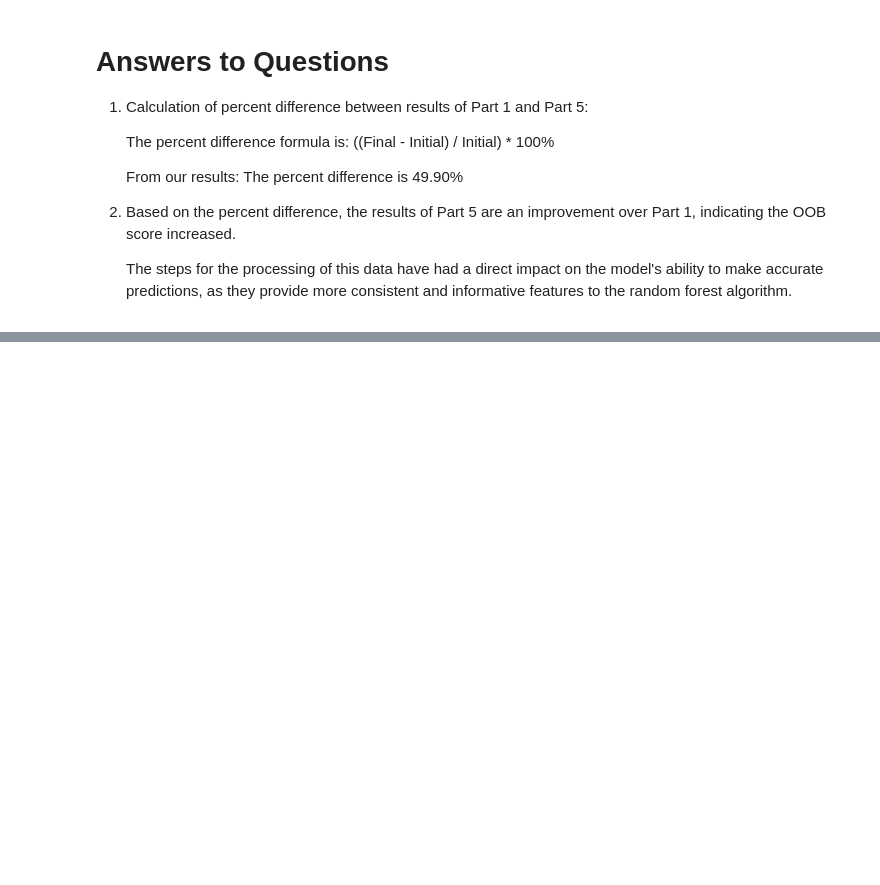
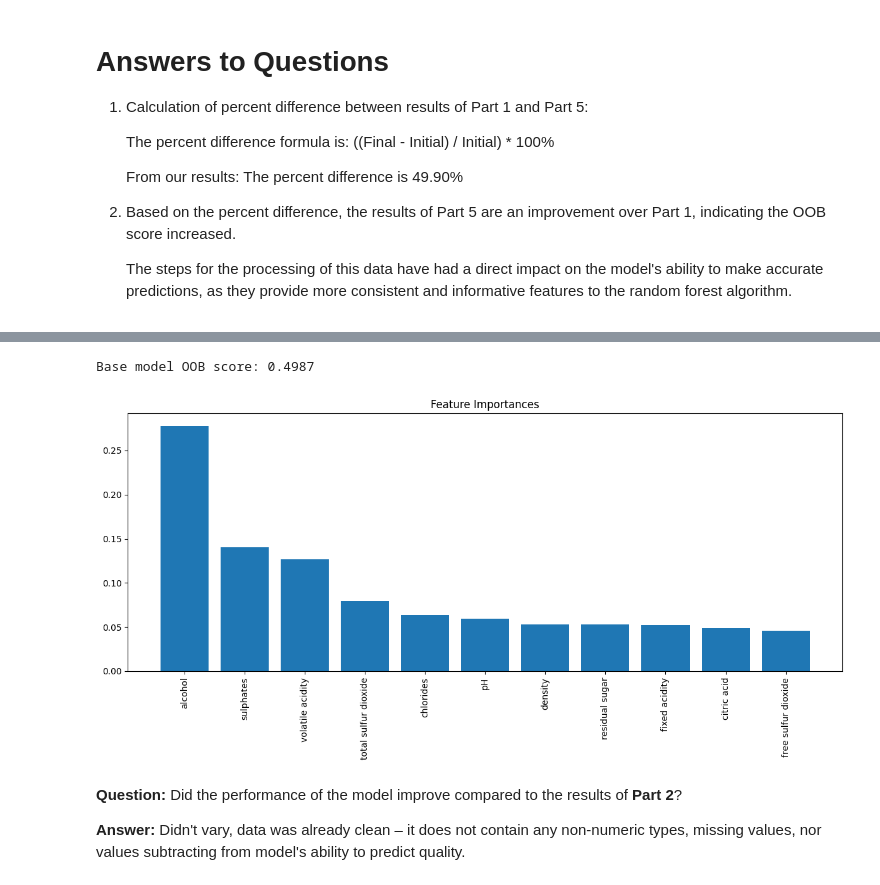
Before and after one commit to nicolas-trillo/Comp2006, a Jupyter notebook: book.ipynb, the cells around one changed output, grey strips where cells are left out. Drawn from its saved outputs; the diff is of its cells as text; code cells hidden in the pictures; blank space fills up the shorter version.

```diff
--- a/book.ipynb
+++ b/book.ipynb
@@ -696,0 +758,16 @@ Percent difference: 49.90%
+# %%
+# Part 2: Create and evaluate an initial model
+
+X_numeric = df_cleaned.drop(columns=['quality'])
+y = df_cleaned['quality']
+
+# Data does not contain missing values
+
+rf_baseline = RandomForestRegressor(n_estimators=100, oob_score=True, random_state=42)
+rf_baseline.fit(X_numeric, y)
+
+oob_score_baseline = rf_baseline.oob_score_
+
+print(f"\nBase model OOB score: {oob_score_baseline:.4f}")
+# %% [output]
+Base model OOB score: 0.4987
@@ -696,0 +776,25 @@ Percent difference: 49.90%
+# %%
+# Part 4: Create and evaluate a new baseline
+
+rf_final = RandomForestRegressor(n_estimators=100, oob_score=True, random_state=42)
+rf_final.fit(X_numeric, y)
+
+import matplotlib.pyplot as plt
+
+feature_importances = rf_final.feature_importances_
+features = X_numeric.columns
+
+indices = np.argsort(feature_importances)[::-1]
+
+plt.figure(figsize=(12, 6))
+plt.title('Feature Importances')
+plt.bar(range(X_numeric.shape[1]), feature_importances[indices], align='center')
+plt.xticks(range(X_numeric.shape[1]), [features[i] for i in indices], rotation=90)
+plt.tight_layout()
+plt.show()
+# %% [output]
+[figure, added]
+# %% [markdown]
+**Question:** Did the performance of the model improve compared to the results of **Part 2**?
+
+**Answer:** Didn't vary, data was already clean – it does not contain any non-numeric types, missing values, nor values subtracting from model's ability to predict quality.
```
Also changed, not shown: parts of 3 cells of this notebook, 2 other files.
